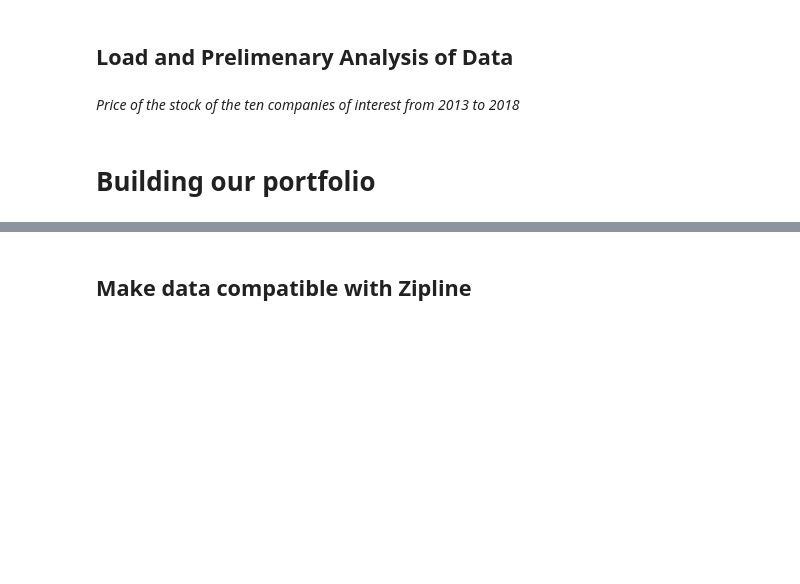
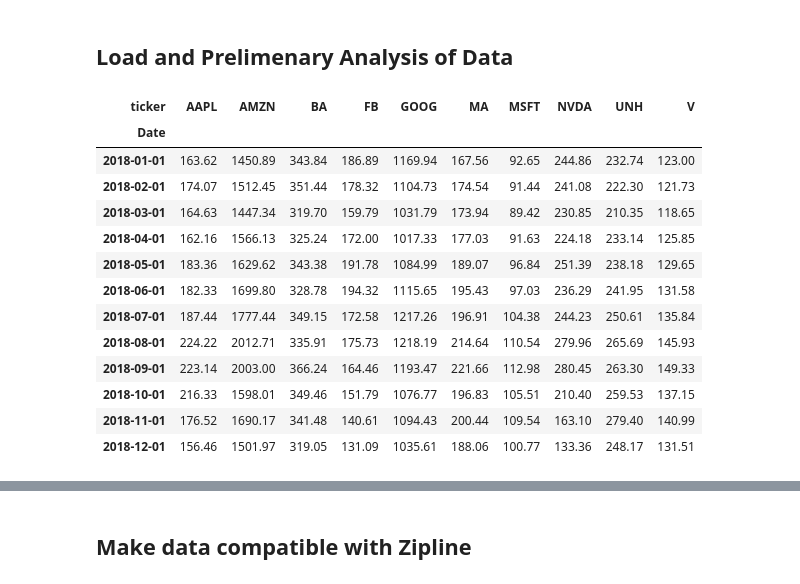
Before and after one commit to demidang12/PSTAT134FinalGroupProject, a Jupyter notebook: FinalProject.ipynb, the cells around one changed output, grey strips where cells are left out. Cells and saved outputs as stored; diff of their text form; code cells hidden in the pictures; blank space fills up the shorter version.

```diff
--- a/FinalProject.ipynb
+++ b/FinalProject.ipynb
@@ -14,16 +15,3 @@ from collections import OrderedDict
 from datetime import datetime
 # %% [markdown]
 ## Load and Prelimenary Analysis of Data
-# %%
-# Store the different datasets
-data = OrderedDict()
-# Loads the data from the csv file
-stocks  = ["AAPL", "AMZN", "BA", "FB", "GOOG", "MA", "MSFT", "NVDA", "UNH", "V"]
-
-# Iterate to load stock data from csv
-for stock in stocks:
-    data[stock] = pd.read_csv("{}.csv".format(stock), index_col =0, parse_dates=['Date'])
-    data[stock] = data[stock][["open","high","low","close","volume"]]
-    print(data[stock].head(10))
-# %% [markdown]
-*Price of the stock of the ten companies of interest from 2013 to 2018*
@@ -36,2 +17,0 @@ plt.ylabel("Price in $")
-# %% [markdown]
-# Building our portfolio
@@ -40,0 +18,30 @@ data
+# %%
+# Stock in our portfolio
+stocks  = ["AAPL", "AMZN", "BA", "FB", "GOOG", "MA", "MSFT", "NVDA", "UNH", "V"]
+
+# Calculate the weekly and yearly returns for stocks
+stockList = []
+# Creates a dataframe from our CSV
+for stock in stocks:
+    df = pd.read_csv("{}.csv".format(stock), index_col =0, parse_dates=['Date'])
+    stockList.append(df)
+stockdf = pd.concat(stockList, keys=stocks)
+stockdf = stockdf.reset_index()
+stockdf.rename(index=str, columns={"level_0":"ticker"}, inplace=True)
+# To computer the covariance matrix , turn data into long format with pivot table
+datawide = pd.pivot_table(stockdf, values='adj close', index=['Date'], columns='ticker')
+# %% [output]
+| ticker | AAPL | AMZN | BA | FB | GOOG | MA | MSFT | NVDA | UNH | V |
+| Date |  |  |  |  |  |  |  |  |  |  |
+| 2018-01-01 | 163.62 | 1450.89 | 343.84 | 186.89 | 1169.94 | 167.56 | 92.65 | 244.86 | 232.74 | 123.00 |
+| 2018-02-01 | 174.07 | 1512.45 | 351.44 | 178.32 | 1104.73 | 174.54 | 91.44 | 241.08 | 222.30 | 121.73 |
+| 2018-03-01 | 164.63 | 1447.34 | 319.70 | 159.79 | 1031.79 | 173.94 | 89.42 | 230.85 | 210.35 | 118.65 |
+| 2018-04-01 | 162.16 | 1566.13 | 325.24 | 172.00 | 1017.33 | 177.03 | 91.63 | 224.18 | 233.14 | 125.85 |
+| 2018-05-01 | 183.36 | 1629.62 | 343.38 | 191.78 | 1084.99 | 189.07 | 96.84 | 251.39 | 238.18 | 129.65 |
+| 2018-06-01 | 182.33 | 1699.80 | 328.78 | 194.32 | 1115.65 | 195.43 | 97.03 | 236.29 | 241.95 | 131.58 |
+| 2018-07-01 | 187.44 | 1777.44 | 349.15 | 172.58 | 1217.26 | 196.91 | 104.38 | 244.23 | 250.61 | 135.84 |
+| 2018-08-01 | 224.22 | 2012.71 | 335.91 | 175.73 | 1218.19 | 214.64 | 110.54 | 279.96 | 265.69 | 145.93 |
+| 2018-09-01 | 223.14 | 2003.00 | 366.24 | 164.46 | 1193.47 | 221.66 | 112.98 | 280.45 | 263.30 | 149.33 |
+| 2018-10-01 | 216.33 | 1598.01 | 349.46 | 151.79 | 1076.77 | 196.83 | 105.51 | 210.40 | 259.53 | 137.15 |
+| 2018-11-01 | 176.52 | 1690.17 | 341.48 | 140.61 | 1094.43 | 200.44 | 109.54 | 163.10 | 279.40 | 140.99 |
+| 2018-12-01 | 156.46 | 1501.97 | 319.05 | 131.09 | 1035.61 | 188.06 | 100.77 | 133.36 | 248.17 | 131.51 |
```
Also changed, not shown: parts of 8 cells of this notebook, 8 other files.
